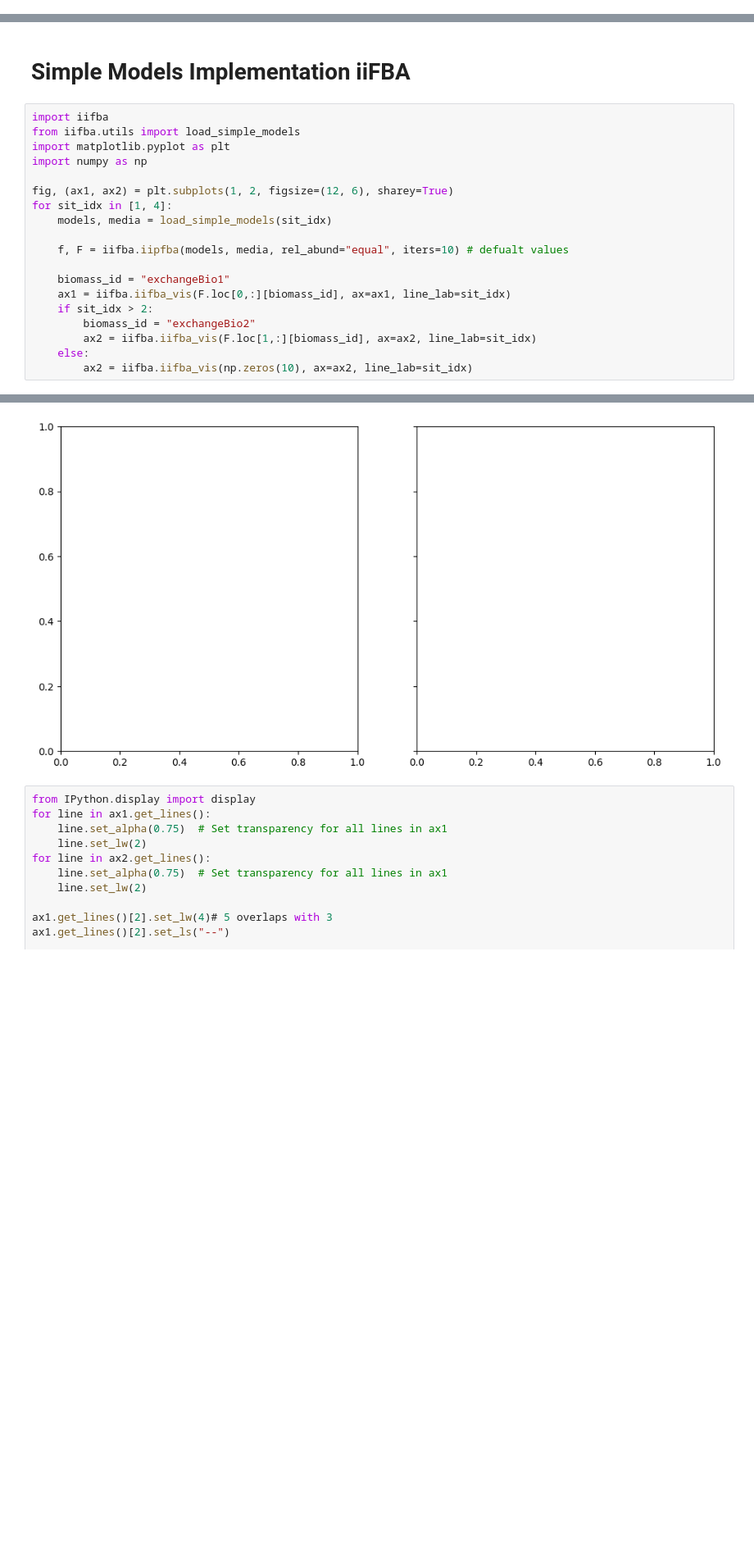
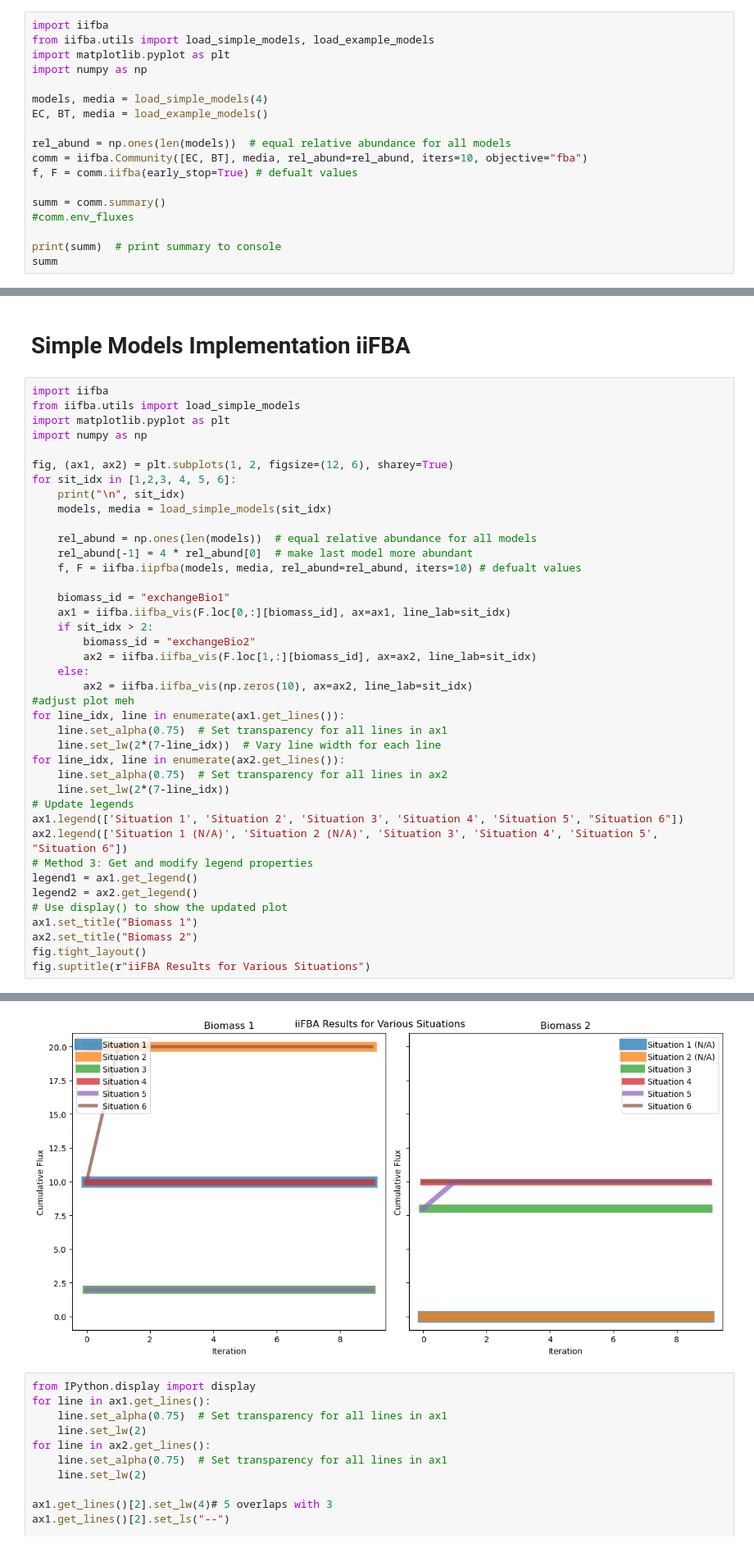
Before and after one commit to m-3-lab/iiFBA, a Jupyter notebook: Examples/iifba_comparisons.ipynb, the cells around one changed output, grey strips where cells are left out. Shown: that part at 82% size. Cells and saved outputs as stored; diff of their text form; blank space fills up the shorter version.

Commit message:
iipfba & summary
iipfba & summary completed

```diff
--- a/Examples/iifba_comparisons.ipynb
+++ b/Examples/iifba_comparisons.ipynb
@@ -24,0 +28,18 @@ pip install "git+https://github.com/m-3-lab/iiFBA.git@main#subdirectory=package"
+# %%
+import iifba
+from iifba.utils import load_simple_models, load_example_models
+import matplotlib.pyplot as plt
+import numpy as np
+
+models, media = load_simple_models(4)
+EC, BT, media = load_example_models()
+
+rel_abund = np.ones(len(models))  # equal relative abundance for all models
+comm = iifba.Community([EC, BT], media, rel_abund=rel_abund, iters=10, objective="fba")
+f, F = comm.iifba(early_stop=True) # defualt values
+
+summ = comm.summary()
+#comm.env_fluxes
+
+print(summ)  # print summary to console
+summ
@@ -31,10 +202,13 @@ import matplotlib.pyplot as plt
 import numpy as np
 
 fig, (ax1, ax2) = plt.subplots(1, 2, figsize=(12, 6), sharey=True)
-for sit_idx in [1, 4]:
+for sit_idx in [1,2,3, 4, 5, 6]:
+	print("\n", sit_idx)
 	models, media = load_simple_models(sit_idx)
 
-	f, F = iifba.iipfba(models, media, rel_abund="equal", iters=10) # defualt values
+	rel_abund = np.ones(len(models))  # equal relative abundance for all models
+	rel_abund[-1] = 4 * rel_abund[0]  # make last model more abundant
+	f, F = iifba.iipfba(models, media, rel_abund=rel_abund, iters=10) # defualt values
 
 	biomass_id = "exchangeBio1"
 	ax1 = iifba.iifba_vis(F.loc[0,:][biomass_id], ax=ax1, line_lab=sit_idx)
@@ -43,4 +217,22 @@ for sit_idx in [1, 4]:
 		ax2 = iifba.iifba_vis(F.loc[1,:][biomass_id], ax=ax2, line_lab=sit_idx)
 	else:
 		ax2 = iifba.iifba_vis(np.zeros(10), ax=ax2, line_lab=sit_idx)
+#adjust plot meh
+for line_idx, line in enumerate(ax1.get_lines()):
+	line.set_alpha(0.75)  # Set transparency for all lines in ax1
+	line.set_lw(2*(7-line_idx))  # Vary line width for each line
+for line_idx, line in enumerate(ax2.get_lines()):
+	line.set_alpha(0.75)  # Set transparency for all lines in ax2
+	line.set_lw(2*(7-line_idx))
+# Update legends
+ax1.legend(['Situation 1', 'Situation 2', 'Situation 3', 'Situation 4', 'Situation 5', "Situation 6"])
+ax2.legend(['Situation 1 (N/A)', 'Situation 2 (N/A)', 'Situation 3', 'Situation 4', 'Situation 5', "Situation 6"])
+# Method 3: Get and modify legend properties
+legend1 = ax1.get_legend()
+legend2 = ax2.get_legend()
+# Use display() to show the updated plot
+ax1.set_title("Biomass 1")
+ax2.set_title("Biomass 2")
+fig.tight_layout()
+fig.suptitle(r"iiFBA Results for Various Situations")
 # %% [output]
@@ -54,4 +257,4 @@ ValueError: matmul: Input operand 1 has a mismatch in its core dimension 0, with
-[figure, old version]
+[figure, new version]
 # %%
 from IPython.display import display
 for line in ax1.get_lines():
```
Also changed, not shown: parts of 5 cells of this notebook, 36 other files.
